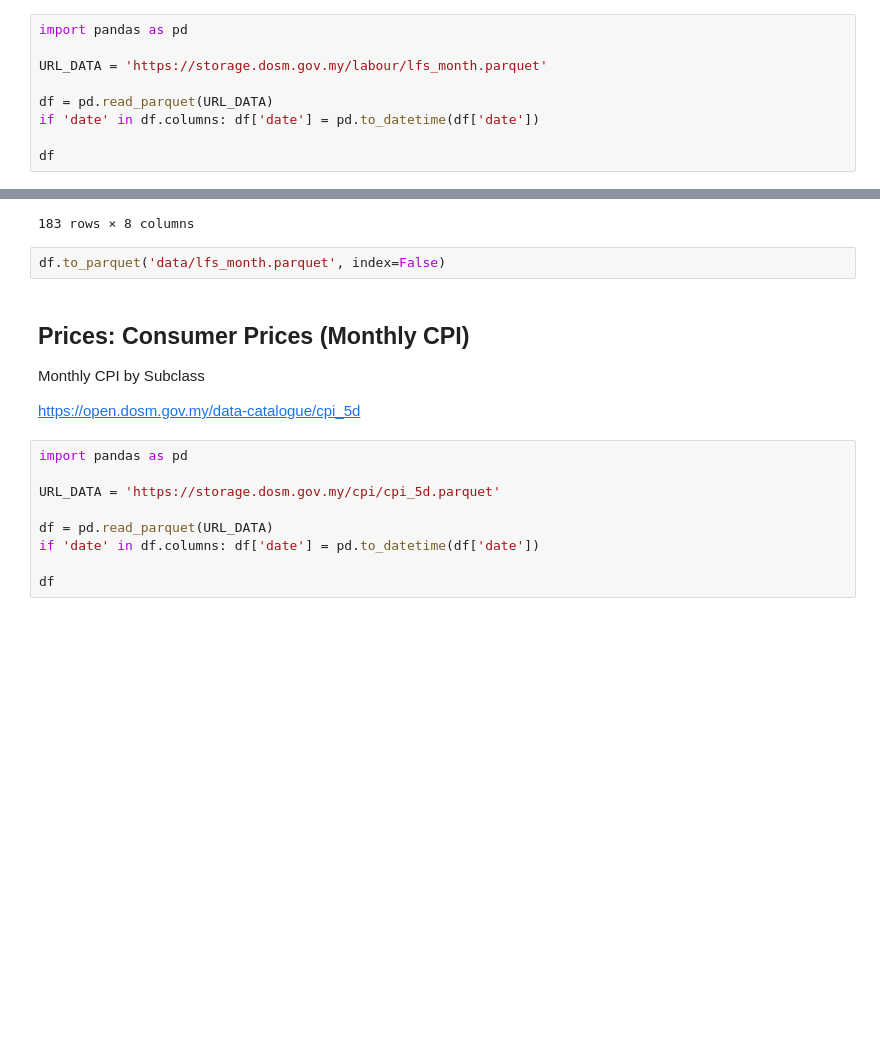
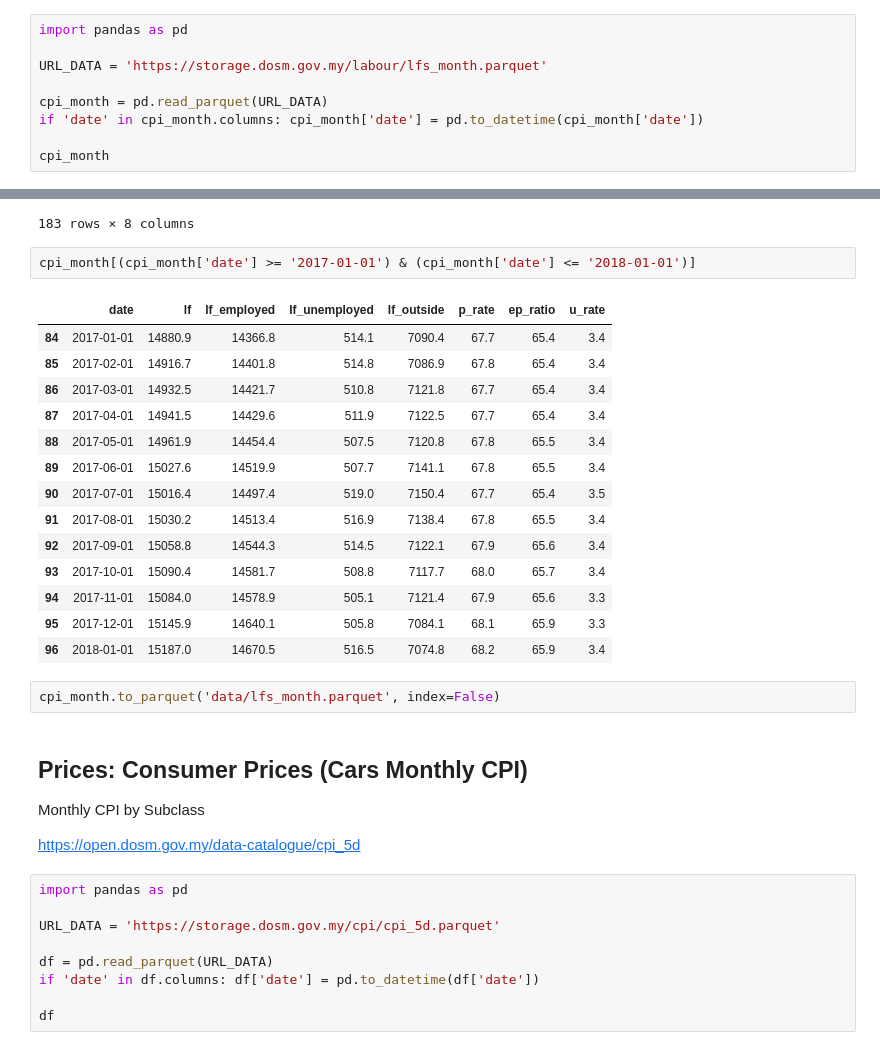
Before and after one commit to yejui626/automotive-bursa, a Jupyter notebook: data-extraction.ipynb, the cells around one changed output, grey strips where cells are left out. Cells and saved outputs as stored; diff of their text form; blank space fills up the shorter version.

```diff
--- a/data-extraction.ipynb
+++ b/data-extraction.ipynb
@@ -204,10 +204,10 @@ import pandas as pd
 
 URL_DATA = 'https://storage.dosm.gov.my/labour/lfs_month.parquet'
 
-df = pd.read_parquet(URL_DATA)
-if 'date' in df.columns: df['date'] = pd.to_datetime(df['date'])
+cpi_month = pd.read_parquet(URL_DATA)
+if 'date' in cpi_month.columns: cpi_month['date'] = pd.to_datetime(cpi_month['date'])
 
-df
+cpi_month
 # %% [output]
 |  | date | lf | lf_employed | lf_unemployed | lf_outside | p_rate | ep_ratio | u_rate |
 | 0 | 2010-01-01 | 12367.9 | 11931.2 | 436.7 | 6927.5 | 64.1 | 61.8 | 3.5 |
@@ -222,10 +222,27 @@ df
 | 181 | 2025-02-01 | 17266.9 | 16734.1 | 532.8 | 7153.1 | 70.7 | 68.5 | 3.1 |
 | 182 | 2025-03-01 | 17308.1 | 16778.5 | 529.6 | 7158.1 | 70.7 | 68.6 | 3.1 |
 183 rows × 8 columns
+# %%
+cpi_month[(cpi_month['date'] >= '2017-01-01') & (cpi_month['date'] <= '2018-01-01')]
+# %% [output]
+|  | date | lf | lf_employed | lf_unemployed | lf_outside | p_rate | ep_ratio | u_rate |
+| 84 | 2017-01-01 | 14880.9 | 14366.8 | 514.1 | 7090.4 | 67.7 | 65.4 | 3.4 |
+| 85 | 2017-02-01 | 14916.7 | 14401.8 | 514.8 | 7086.9 | 67.8 | 65.4 | 3.4 |
+| 86 | 2017-03-01 | 14932.5 | 14421.7 | 510.8 | 7121.8 | 67.7 | 65.4 | 3.4 |
+| 87 | 2017-04-01 | 14941.5 | 14429.6 | 511.9 | 7122.5 | 67.7 | 65.4 | 3.4 |
+| 88 | 2017-05-01 | 14961.9 | 14454.4 | 507.5 | 7120.8 | 67.8 | 65.5 | 3.4 |
+| 89 | 2017-06-01 | 15027.6 | 14519.9 | 507.7 | 7141.1 | 67.8 | 65.5 | 3.4 |
+| 90 | 2017-07-01 | 15016.4 | 14497.4 | 519.0 | 7150.4 | 67.7 | 65.4 | 3.5 |
+| 91 | 2017-08-01 | 15030.2 | 14513.4 | 516.9 | 7138.4 | 67.8 | 65.5 | 3.4 |
+| 92 | 2017-09-01 | 15058.8 | 14544.3 | 514.5 | 7122.1 | 67.9 | 65.6 | 3.4 |
+| 93 | 2017-10-01 | 15090.4 | 14581.7 | 508.8 | 7117.7 | 68.0 | 65.7 | 3.4 |
+| 94 | 2017-11-01 | 15084.0 | 14578.9 | 505.1 | 7121.4 | 67.9 | 65.6 | 3.3 |
+| 95 | 2017-12-01 | 15145.9 | 14640.1 | 505.8 | 7084.1 | 68.1 | 65.9 | 3.3 |
+| 96 | 2018-01-01 | 15187.0 | 14670.5 | 516.5 | 7074.8 | 68.2 | 65.9 | 3.4 |
 # %%
-df.to_parquet('data/lfs_month.parquet', index=False)
+cpi_month.to_parquet('data/lfs_month.parquet', index=False)
 # %% [markdown]
-## Prices: Consumer Prices (Monthly CPI)
+## Prices: Consumer Prices (Cars Monthly CPI)
 
 Monthly CPI by Subclass
 
```
Also changed, not shown: parts of 1 cell of this notebook, 7 other files.
